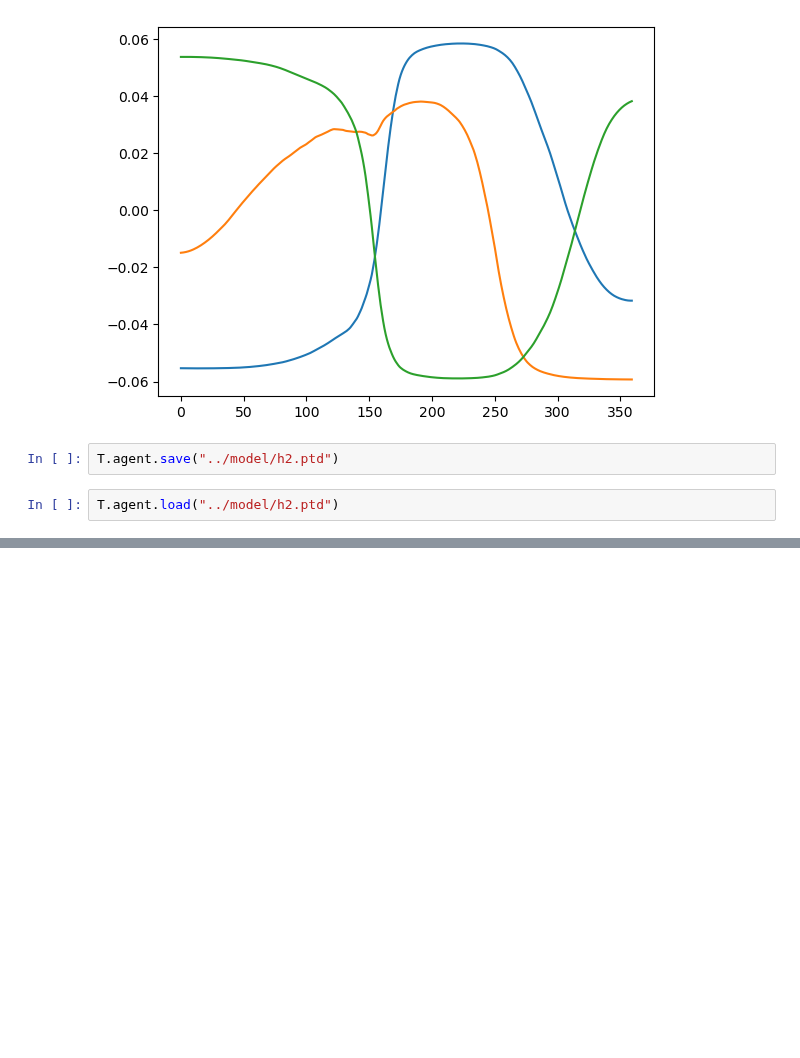
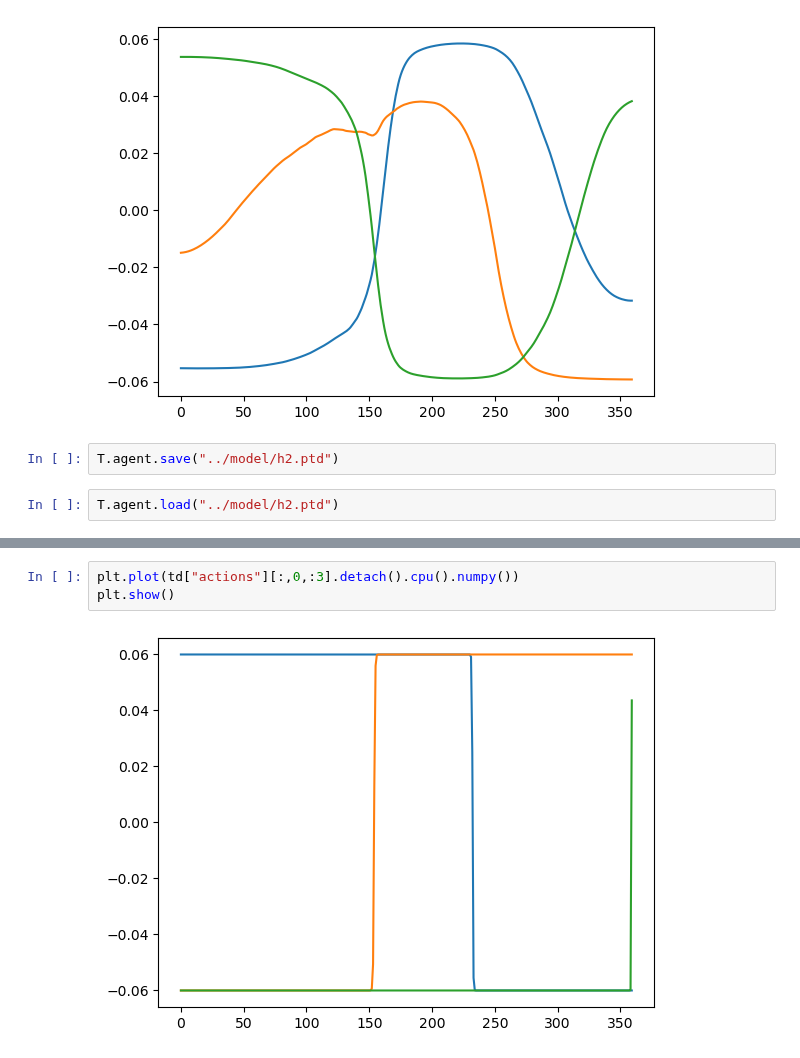
Before and after one commit to liziyao99/multi-debris-avoidance, a Jupyter notebook: H2Test.ipynb, the cells around one changed output, grey strips where cells are left out. Drawn from its saved outputs; the diff is of its cells as text; blank space fills up the shorter version.

```diff
--- a/H2Test.ipynb
+++ b/H2Test.ipynb
@@ -188,0 +268,5 @@ T.agent.load("../model/h2.ptd")
+# %%
+plt.plot(td["actions"][:,0,:3].detach().cpu().numpy())
+plt.show()
+# %% [output]
+[figure, added]
```
Also changed, not shown: parts of 54 cells of this notebook, 12 other files.
